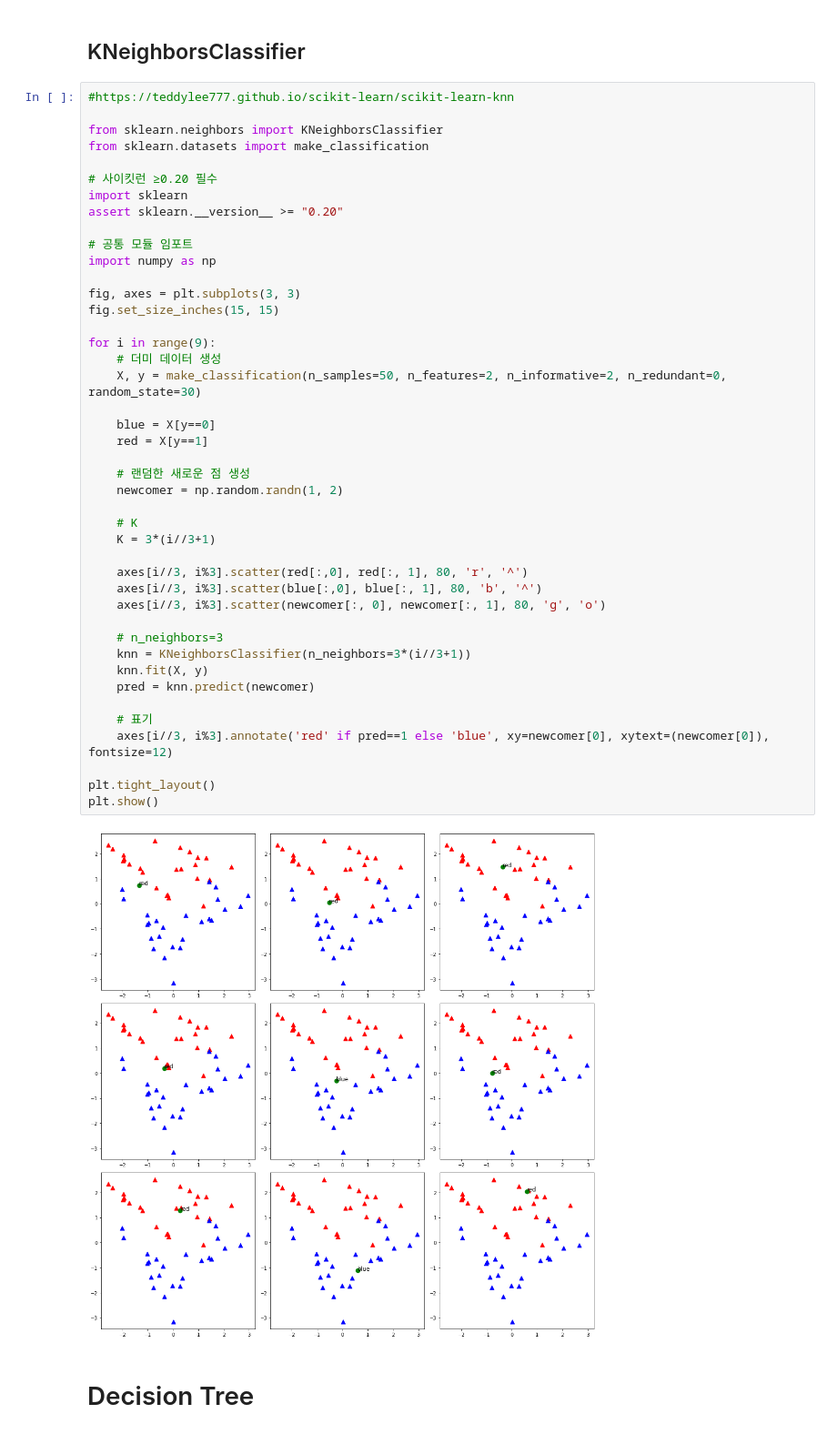
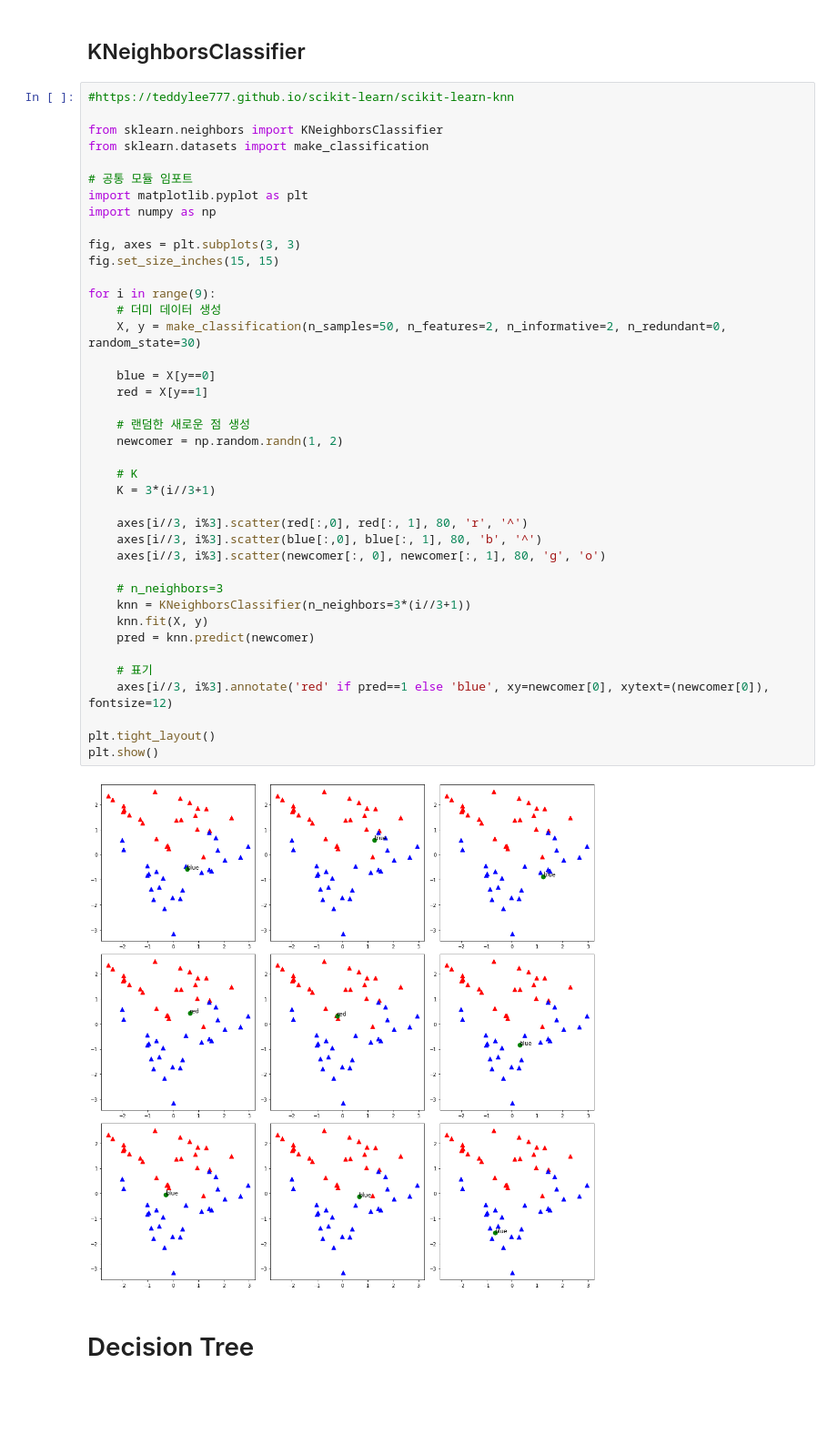
Before and after one commit to JinseongP/Basic-AI, a Jupyter notebook: day1/1_1_kNN,_Decision_Tree.ipynb, the cells around one changed output. Shown at 91% size. Saved outputs shown, nothing was run; the diff lists cells and outputs as text; blank space fills up the shorter version.

```diff
--- a/day1/1_1_kNN,_Decision_Tree.ipynb
+++ b/day1/1_1_kNN,_Decision_Tree.ipynb
@@ -8,45 +8,42 @@
 from sklearn.neighbors import KNeighborsClassifier
 from sklearn.datasets import make_classification
 
-# 사이킷런 ≥0.20 필수
-import sklearn
-assert sklearn.__version__ >= "0.20"
-
 # 공통 모듈 임포트
+import matplotlib.pyplot as plt
 import numpy as np
 
 fig, axes = plt.subplots(3, 3)
 fig.set_size_inches(15, 15)
 
 for i in range(9):
     # 더미 데이터 생성
     X, y = make_classification(n_samples=50, n_features=2, n_informative=2, n_redundant=0, random_state=30)
 
     blue = X[y==0]
     red = X[y==1]
 
     # 랜덤한 새로운 점 생성
     newcomer = np.random.randn(1, 2)
 
     # K
     K = 3*(i//3+1)
 
     axes[i//3, i%3].scatter(red[:,0], red[:, 1], 80, 'r', '^')
     axes[i//3, i%3].scatter(blue[:,0], blue[:, 1], 80, 'b', '^')
     axes[i//3, i%3].scatter(newcomer[:, 0], newcomer[:, 1], 80, 'g', 'o')
 
     # n_neighbors=3
     knn = KNeighborsClassifier(n_neighbors=3*(i//3+1))
     knn.fit(X, y)
     pred = knn.predict(newcomer)
 
     # 표기
     axes[i//3, i%3].annotate('red' if pred==1 else 'blue', xy=newcomer[0], xytext=(newcomer[0]), fontsize=12)
 
 plt.tight_layout()
 plt.show()
 # %% [output]
-[figure, old version]
+[figure, new version]
 # %% [markdown]
 #  Decision Tree
 # %% [markdown]
```
